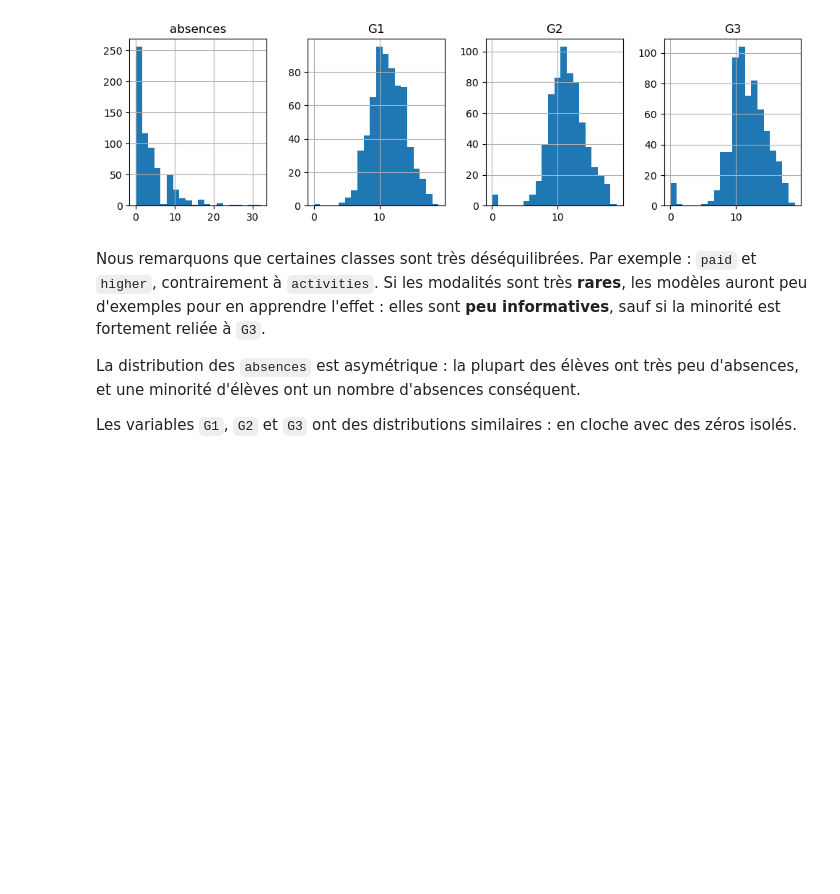
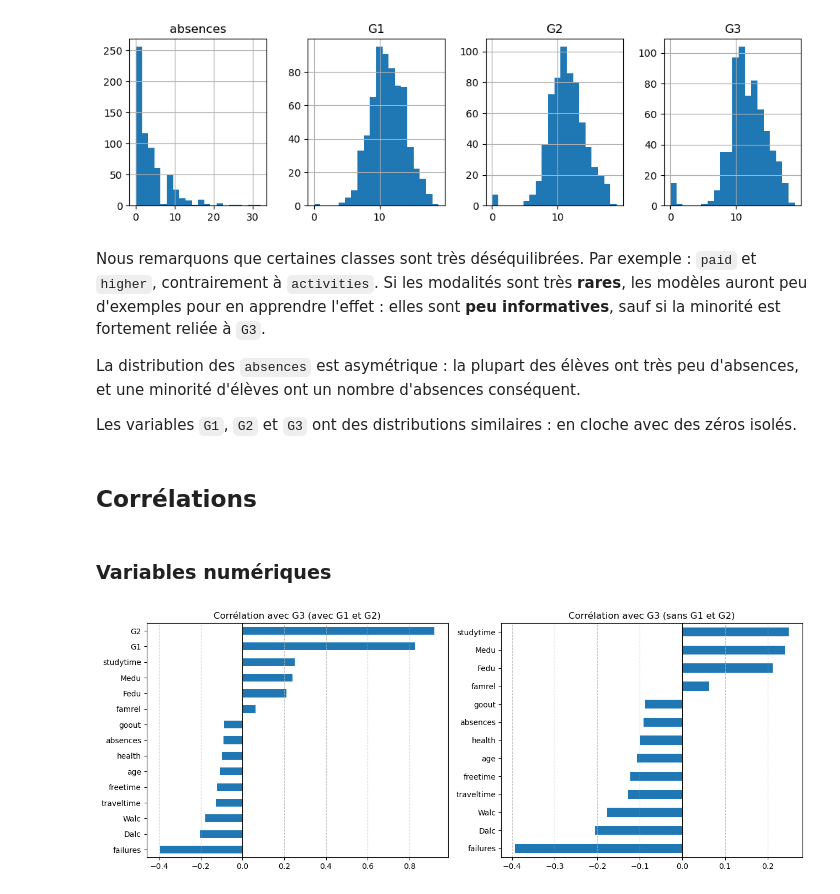
Before and after one commit to elalaxi/ML_kaggle, a Jupyter notebook: student_perf_real/1-exploration.ipynb, the cells around one changed output. Drawn from its saved outputs; the diff is of its cells as text; code cells hidden in the pictures; blank space fills up the shorter version.

```diff
--- a/student_perf_real/1-exploration.ipynb
+++ b/student_perf_real/1-exploration.ipynb
@@ -125,3 +125,21 @@ Nous remarquons que certaines classes sont très déséquilibrées. Par exemple
 La distribution des `absences` est asymétrique : la plupart des élèves ont très peu d'absences, et une minorité d'élèves ont un nombre d'absences conséquent.
 
 Les variables `G1`, `G2` et `G3` ont des distributions similaires : en cloche avec des zéros isolés.
+# %% [markdown]
+## Corrélations
+# %% [markdown]
+### Variables numériques
+# %%
+num_cols = ot.NUMERIC + ["G1", "G2", "G3"]
+corr = df[num_cols].corr()["G3"].drop("G3").sort_values()
+
+fig, axes = plt.subplots(1, 2, figsize=(13, 5))
+corr.plot.barh(ax=axes[0], title="Corrélation avec G3 (avec G1 et G2)")
+corr.drop(["G1", "G2"]).plot.barh(ax=axes[1], title="Corrélation avec G3 (sans G1 et G2)")
+for ax in axes:
+    ax.axvline(0, color="black", lw=0.8)
+    ax.grid(True, axis='x', linestyle='--', alpha=0.7)
+plt.tight_layout()
+plt.show()
+# %% [output]
+[figure, added]
```
Also changed, not shown: parts of 6 cells of this notebook.
